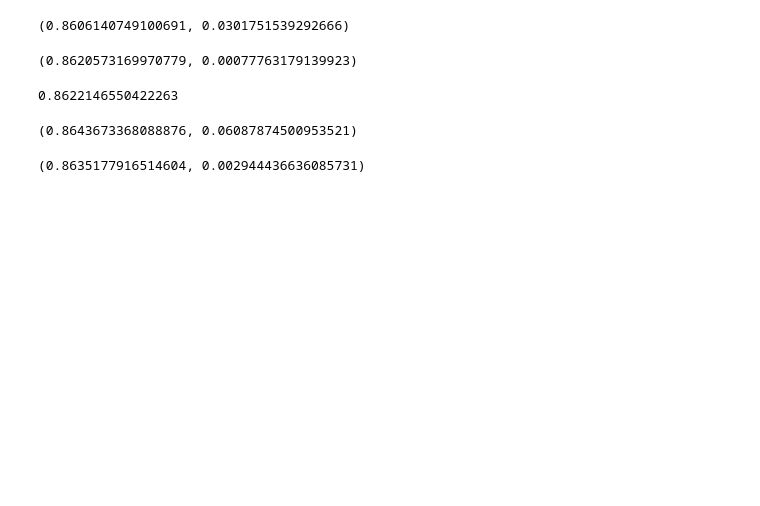
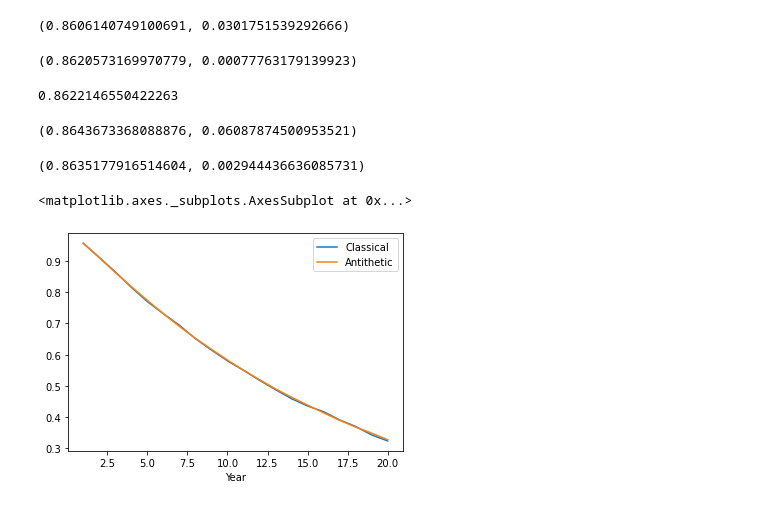
Before and after one commit to upathare1/Advanced-Term-Structures, a Jupyter notebook: Code/MC-Vasicek-V2.ipynb, the cells around one changed output. Drawn from its saved outputs; the diff is of its cells as text; code cells hidden in the pictures; blank space fills up the shorter version.

Commit message:
Refactor new MC code and construct yield curve

```diff
--- a/Code/MC-Vasicek-V2.ipynb
+++ b/Code/MC-Vasicek-V2.ipynb
@@ -136,3 +40,9 @@ mc_jump_vasicek._simulate_paths(m=365, r0=0.04, n=1000, T=3)
 mc_jump_vasicek._simulate_paths_anti(m=365, r0=0.04, n=1000, T=3)
 # %% [output]
 (0.8635177916514604, 0.002944436636085731)
+# %%
+T = np.arange(1, 21)
+prices_class = np.empty(len(T))
+std_class = np.empty(len(T))
+prices_anti = np.empty(len(T))
+std_anti = np.empty(len(T))
@@ -138,0 +53,8 @@ mc_jump_vasicek._simulate_paths_anti(m=365, r0=0.04, n=1000, T=3)
+# %%
+price_df = pd.concat([pd.Series(prices_class), pd.Series(prices_anti)], axis=1)
+price_df.index = pd.Index(T, name="Year")
+price_df.columns = ["Classical", "Antithetic"]
+price_df.plot()
+# %% [output]
+<matplotlib.axes._subplots.AxesSubplot at 0x...>
+[figure, added]
```
Also changed, not shown: parts of 6 cells of this notebook, 3 other files.
